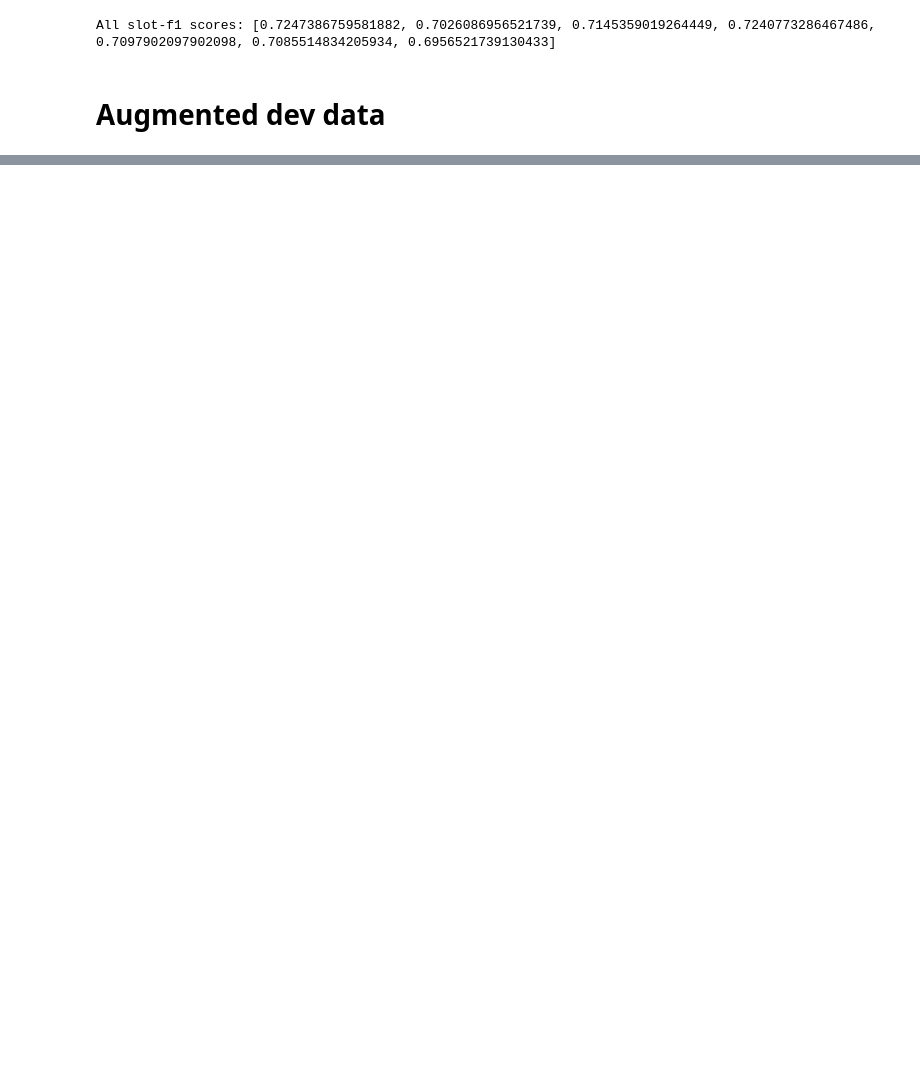
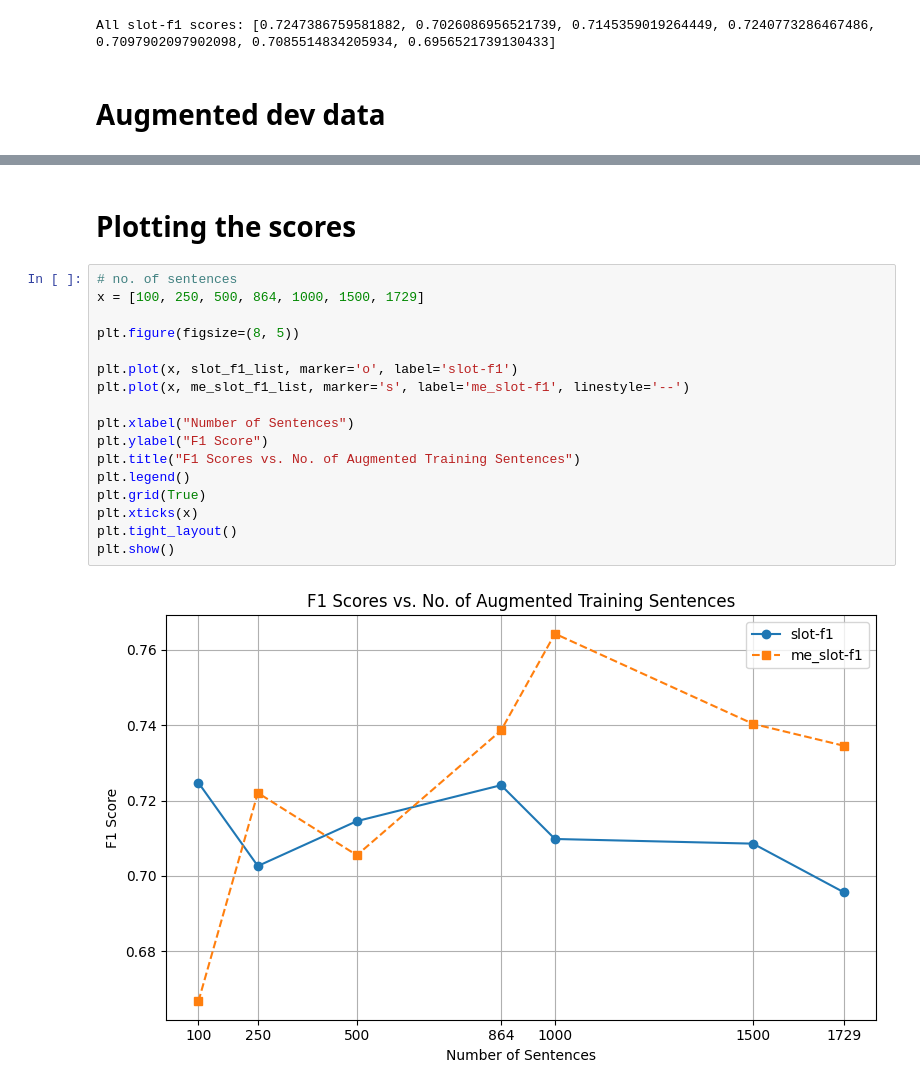
Before and after one commit to AichaNT/nlp25_project_gr2, a Jupyter notebook: train_aug/aug_eval.ipynb, the cells around one changed output, grey strips where cells are left out. Saved outputs shown, nothing was run; the diff lists cells and outputs as text; blank space fills up the shorter version.

Commit message:
plot of f1

```diff
--- a/train_aug/aug_eval.ipynb
+++ b/train_aug/aug_eval.ipynb
@@ -42,3 +44,24 @@ for i in range(7):  # Adjust range as needed
 print("All slot-f1 scores:", me_slot_f1_list)
 # %% [output]
 All slot-f1 scores: [0.6666666666666667, 0.7220338983050847, 0.7054794520547945, 0.7386172006745363, 0.7643097643097644, 0.7403685092127303, 0.7345575959933223]
+# %% [markdown]
+# Plotting the scores
+# %%
+# no. of sentences
+x = [100, 250, 500, 864, 1000, 1500, 1729]
+
+plt.figure(figsize=(8, 5))
+
+plt.plot(x, slot_f1_list, marker='o', label='slot-f1')
+plt.plot(x, me_slot_f1_list, marker='s', label='me_slot-f1', linestyle='--')
+
+plt.xlabel("Number of Sentences")
+plt.ylabel("F1 Score")
+plt.title("F1 Scores vs. No. of Augmented Training Sentences")
+plt.legend()
+plt.grid(True)
+plt.xticks(x)
+plt.tight_layout()
+plt.show()
+# %% [output]
+[figure, added]
```
Also changed, not shown: parts of 3 cells of this notebook.
